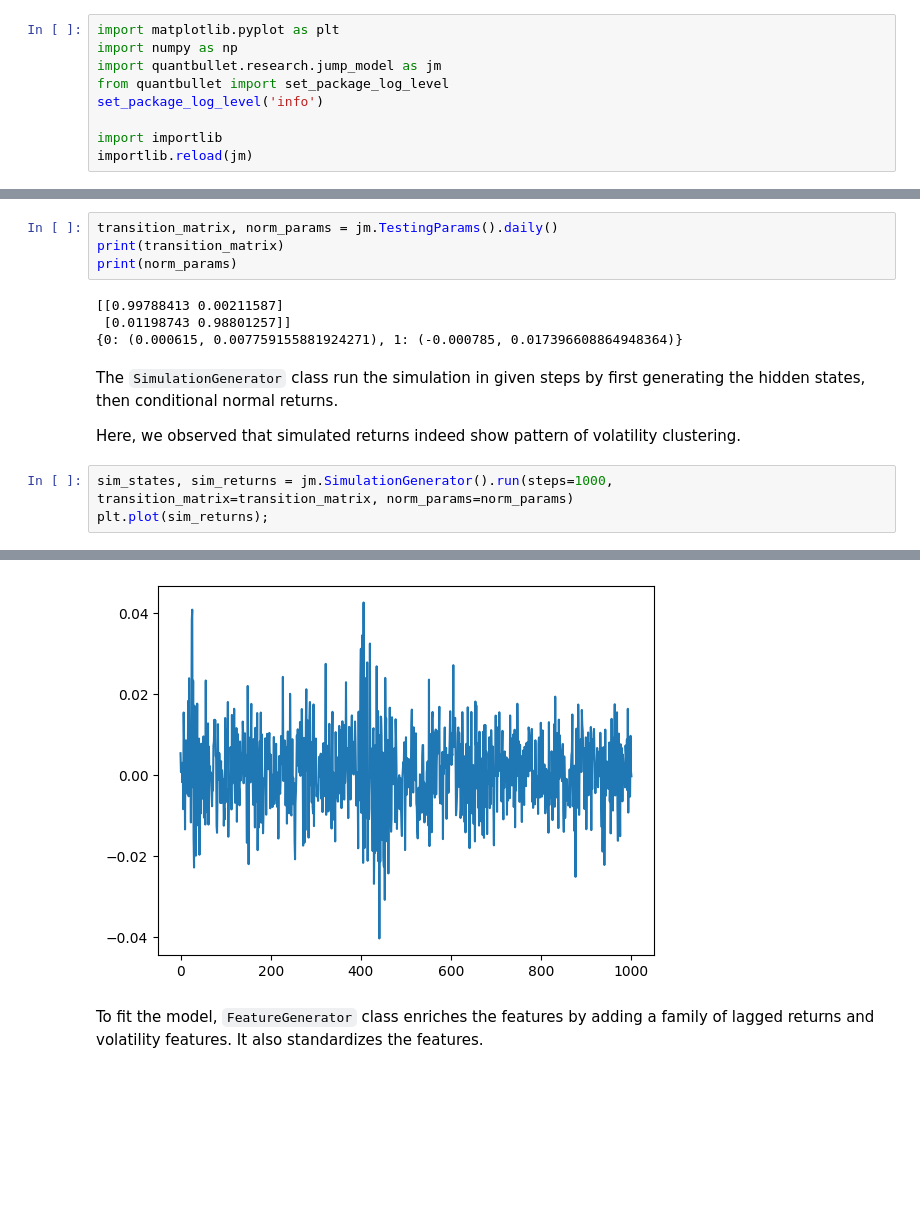
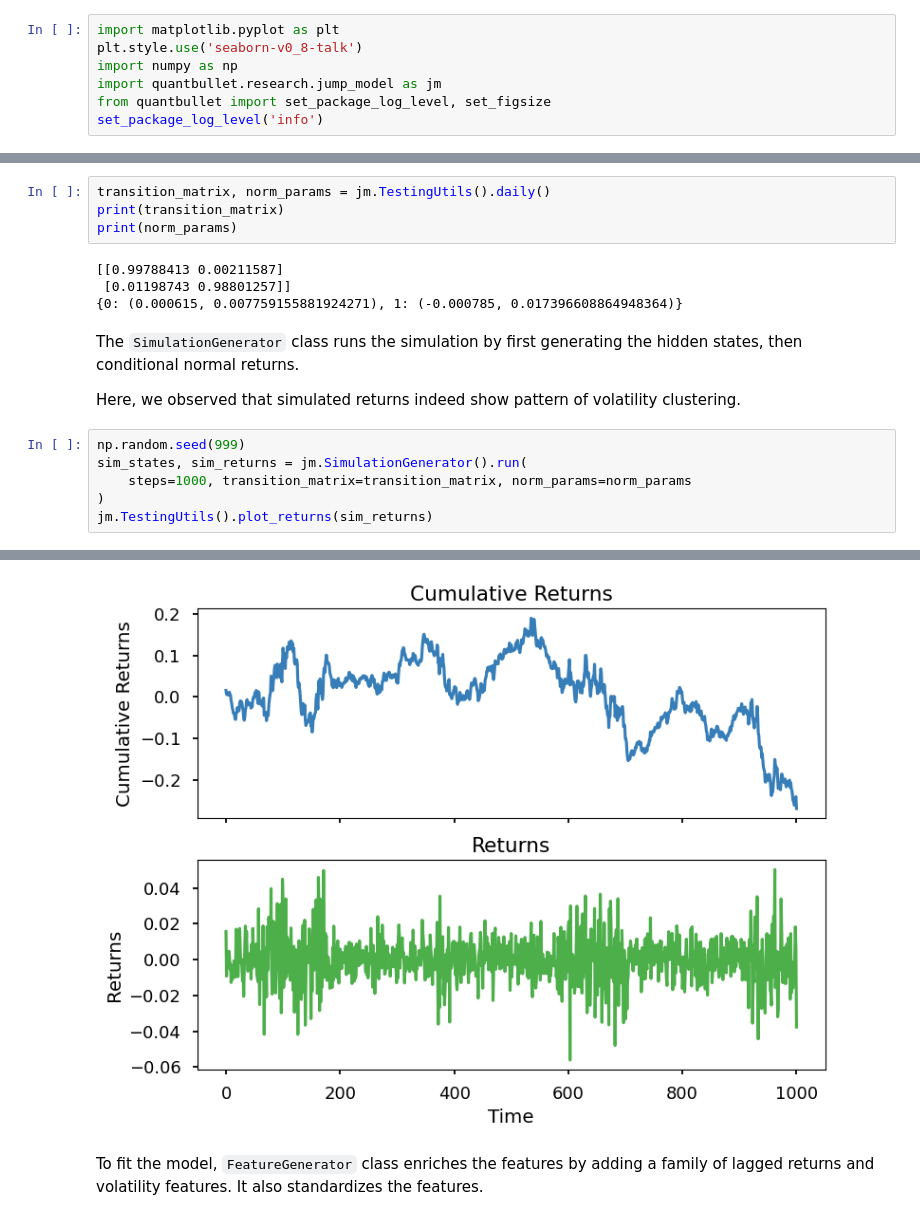
Before and after one commit to YimingZhang07/quantbullet, a Jupyter notebook: docs/research/jump_model_prod.ipynb, the cells around one changed output, grey strips where cells are left out. Saved outputs shown, nothing was run; the diff lists cells and outputs as text; blank space fills up the shorter version.

```diff
--- a/docs/research/jump_model_prod.ipynb
+++ b/docs/research/jump_model_prod.ipynb
@@ -1,10 +1,8 @@
 # %%
 import matplotlib.pyplot as plt
+plt.style.use('seaborn-v0_8-talk')
 import numpy as np
 import quantbullet.research.jump_model as jm
-from quantbullet import set_package_log_level
+from quantbullet import set_package_log_level, set_figsize
 set_package_log_level('info')
-
-import importlib
-importlib.reload(jm)
 # %% [output]
@@ -16,5 +19,5 @@ Default parameters can be loaded using `TestingParams` class. This loads the sam
 # %%
-transition_matrix, norm_params = jm.TestingParams().daily()
+transition_matrix, norm_params = jm.TestingUtils().daily()
 print(transition_matrix)
 print(norm_params)
 # %% [output]
@@ -22,10 +25,13 @@ print(norm_params)
  [0.01198743 0.98801257]]
 {0: (0.000615, 0.007759155881924271), 1: (-0.000785, 0.017396608864948364)}
 # %% [markdown]
-The `SimulationGenerator` class run the simulation in given steps by first generating the hidden states, then conditional normal returns.
+The `SimulationGenerator` class runs the simulation by first generating the hidden states, then conditional normal returns.
 
 Here, we observed that simulated returns indeed show pattern of volatility clustering.
 # %%
-sim_states, sim_returns = jm.SimulationGenerator().run(steps=1000, transition_matrix=transition_matrix, norm_params=norm_params)
-plt.plot(sim_returns);
+np.random.seed(999)
+sim_states, sim_returns = jm.SimulationGenerator().run(
+    steps=1000, transition_matrix=transition_matrix, norm_params=norm_params
+)
+jm.TestingUtils().plot_returns(sim_returns)
 # %% [output]
@@ -35,4 +41,4 @@ plt.plot(sim_returns);
-[figure, old version]
+[figure, new version]
 # %% [markdown]
 To fit the model, `FeatureGenerator` class enriches the features by adding a family of lagged returns and volatility features. It also standardizes the features.
 # %%
```
Also changed, not shown: parts of 13 cells of this notebook, 10 other files.
